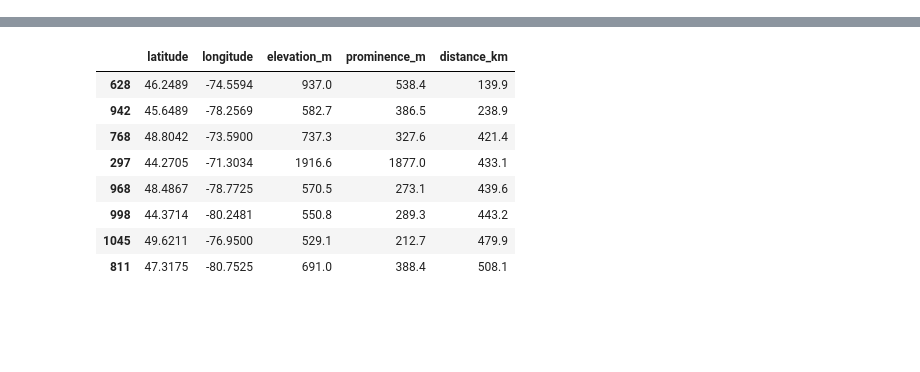
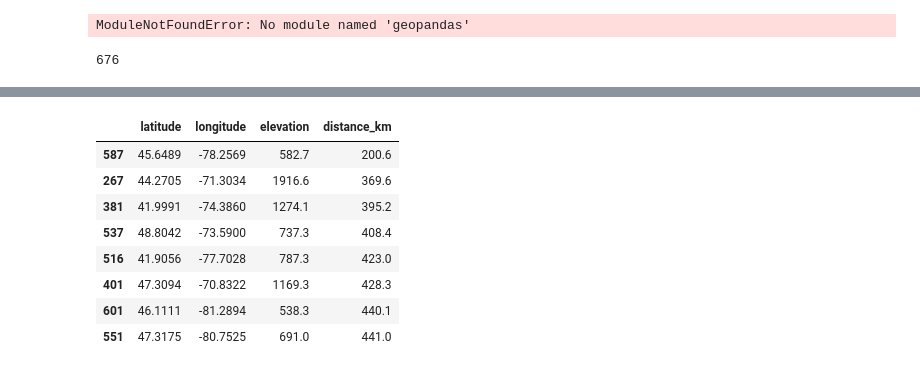
Before and after one commit to jgbreault/PinnaclePoints, a Jupyter notebook: pinnaclePointAnalysis.ipynb, the cells around one changed output, grey strips where cells are left out. Saved outputs shown, nothing was run; the diff lists cells and outputs as text; code cells hidden in the pictures; blank space fills up the shorter version.

```diff
--- a/pinnaclePointAnalysis.ipynb
+++ b/pinnaclePointAnalysis.ipynb
@@ -6,9 +7,27 @@ import commonFunctions as func
+# %%
+# extremals = pd.read_json('formattedSummits/extremals-geojson.js')
+import json
+import geopandas as gpd
+
+# Read GeoJSON data using geopandas
+gdf = gpd.read_file('dataSources/extremals-geojson.js')
+
+# Extract and create a DataFrame with desired columns
+df = pd.DataFrame({
+    'Latitude': gdf['geometry'].centroid.y,
+    'Longitude': gdf['geometry'].centroid.x,
+    'Elevation': gdf['elevation'],  # Assuming 'elevation' is an attribute in the GeoJSON properties
+    'Name': gdf['name']  # Assuming 'name' is an attribute in the GeoJSON properties
+})
+# %% [output]
+ModuleNotFoundError: No module named 'geopandas'
 # %%
-# pinnaclePoints = pd.read_csv(f'{func.cwd}/PinnaclePoints2.txt',
-pinnaclePoints = pd.read_csv(f'{func.cwd}/formattedSummits/pinnaclePoints_raw.txt',
-                      sep = ',',
-                      header = None,
-                      names = ['id', 'latitude', 'longitude', 'elevation', 'h_distance'])
+pinnaclePoints = pd.read_csv('formattedSummits/pinnaclePoints_raw.txt',
+                             sep = ',',
+                             header = None,
+                             names = ['id', 'latitude', 'longitude', 'elevation', 'h_distance'])
 pinnaclePoints = pinnaclePoints[['latitude', 'longitude', 'elevation']]
-summits = pinnaclePoints
+print(len(pinnaclePoints))
+# %% [output]
+676
 # %%
@@ -277,31 +346,30 @@ summitsToSave.to_csv(f'{func.cwd}/pinnaclePoints.txt', index=False)
 horizonMap.save('index.html')
 # %%
-def findClosestPinnaclePoints(lat, lng, summits=summits, num=5):
-    latRad, lngRad = np.radians(lat), np.radians(lng)
+LAT = 0 # latitude
+LNG = 1 # longitude
+def findClosestPinnaclePoints(lat, lng, summits=pinnaclePoints, num=5):
 
-    deltaLat = np.radians(summits.latitude) - latRad
-    deltaLng = np.radians(summits.longitude) - lngRad
+    distances = [func.distanceBetweenPoints(lat,
+                                            row[LAT],
+                                            lng,
+                                            row[LNG])
+                 for row in summits.values]
 
-    # Apply Haversine formula to calculate distances??? Use function TODO
-    a = np.sin(deltaLat/2)**2 + np.cos(deltaLat)*np.cos(np.radians(summits.latitude))*np.sin(deltaLng/2)**2
-    c = 2 * np.arctan2(np.sqrt(a), np.sqrt(1 - a))
-    distances = func.earthRadius/1000 * c
-
-    distances = distances.sort_values().round(1)
+    distances = pd.Series(distances).sort_values().divide(1000).round(1)
     closestDistances = distances.head(num)
     closestPinnaclePoints = summits.loc[closestDistances.index]
     closestPinnaclePoints['distance_km'] = closestDistances
 
     return closestPinnaclePoints
 
 findClosestPinnaclePoints(45.4236, -75.7009, num=8)
 # %% [output]
-|  | latitude | longitude | elevation_m | prominence_m | distance_km |
-| 628 | 46.2489 | -74.5594 | 937.0 | 538.4 | 139.9 |
-| 942 | 45.6489 | -78.2569 | 582.7 | 386.5 | 238.9 |
-| 768 | 48.8042 | -73.5900 | 737.3 | 327.6 | 421.4 |
-| 297 | 44.2705 | -71.3034 | 1916.6 | 1877.0 | 433.1 |
-| 968 | 48.4867 | -78.7725 | 570.5 | 273.1 | 439.6 |
-| 998 | 44.3714 | -80.2481 | 550.8 | 289.3 | 443.2 |
-| 1045 | 49.6211 | -76.9500 | 529.1 | 212.7 | 479.9 |
-| 811 | 47.3175 | -80.7525 | 691.0 | 388.4 | 508.1 |
+|  | latitude | longitude | elevation | distance_km |
+| 587 | 45.6489 | -78.2569 | 582.7 | 200.6 |
+| 267 | 44.2705 | -71.3034 | 1916.6 | 369.6 |
+| 381 | 41.9991 | -74.3860 | 1274.1 | 395.2 |
+| 537 | 48.8042 | -73.5900 | 737.3 | 408.4 |
+| 516 | 41.9056 | -77.7028 | 787.3 | 423.0 |
+| 401 | 47.3094 | -70.8322 | 1169.3 | 428.3 |
+| 601 | 46.1111 | -81.2894 | 538.3 | 440.1 |
+| 551 | 47.3175 | -80.7525 | 691.0 | 441.0 |
```
Also changed, not shown: parts of 6 cells of this notebook, 9 other files.
